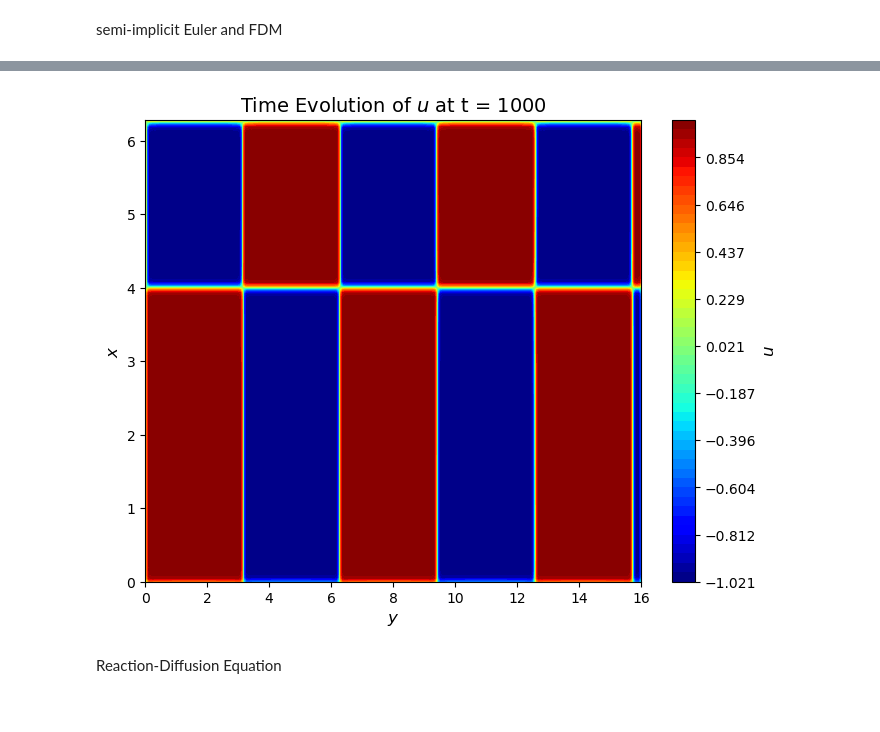
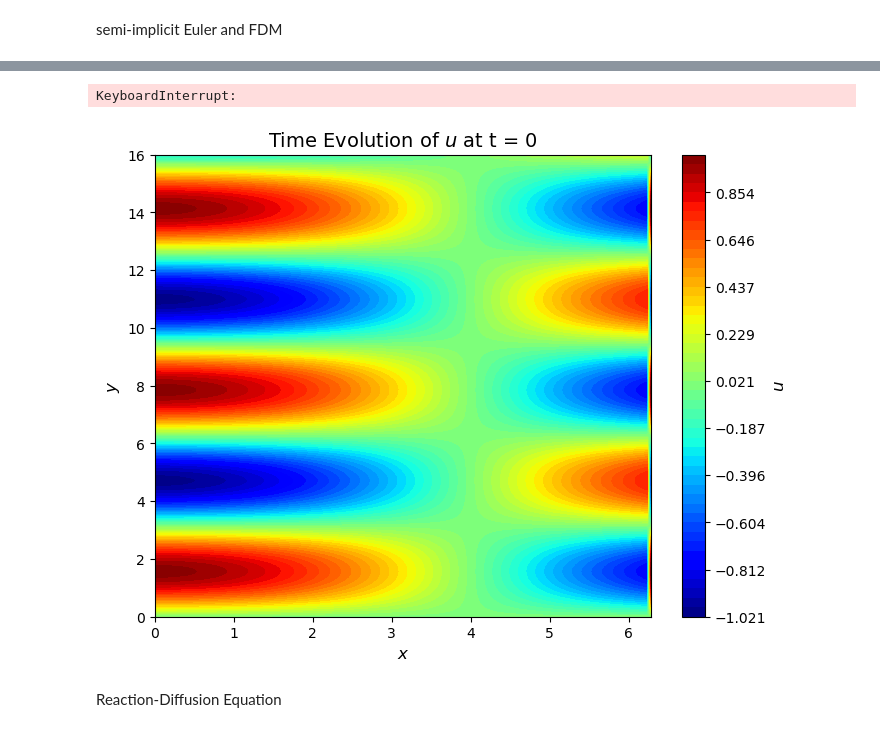
Before and after one commit to cgymmy/learnSDE, a Jupyter notebook: Chp3.ipynb, the cells around one changed output, grey strips where cells are left out. Cells and saved outputs as stored; diff of their text form; code cells hidden in the pictures.

```diff
--- a/Chp3.ipynb
+++ b/Chp3.ipynb
@@ -222,29 +224,27 @@ Run time 1.756089687347412 secs
 # %%
 from matplotlib.animation import FuncAnimation, PillowWriter
 
 fig, ax = plt.subplots(figsize=(8, 6))
 cmap = 'jet'
 levels = np.linspace(ut.min(), ut.max(), 50)
-contour = ax.contourf(yy, xx, ut[:, :, 0], levels=levels, cmap=cmap)
+contour = ax.contourf(xx, yy, ut[:, :, 0], levels=levels, cmap=cmap)
 cbar = plt.colorbar(contour, ax=ax)
 cbar.set_label(r'$u$', fontsize=12)
-ax.set_xlabel(r'$y$', fontsize=12)
-ax.set_ylabel(r'$x$', fontsize=12)
+ax.set_xlabel(r'$x$', fontsize=12)
+ax.set_ylabel(r'$y$', fontsize=12)
 ax.set_title('Time Evolution of $u$ at t = 0', fontsize=14)
 
 def update(frame):
-    ax.clear()
-    contour = ax.contourf(yy, xx, ut[:, :, frame], levels=levels, cmap=cmap)
-    ax.set_xlabel(r'$y$', fontsize=12)
-    ax.set_ylabel(r'$x$', fontsize=12)
+    contour = ax.contourf(xx, yy, ut[:, :, frame], levels=levels, cmap=cmap)
     ax.set_title(f'Time Evolution of $u$ at t = {frame}', fontsize=14)
     return contour
 
-ani = FuncAnimation(fig, update, frames=N + 1, interval=1000*T/(N + 1), blit=False)
-ani.save('evolution.gif', writer=PillowWriter(fps=(N + 1) / T))
+ani = FuncAnimation(fig, update, frames=200, blit=False)
+ani.save('evolution.gif', writer=PillowWriter(fps=100))
 plt.show()
 # %% [output]
+KeyboardInterrupt:
-[figure, old version]
+[figure, new version]
 # %% [markdown]
 Reaction-Diffusion Equation
 # %%
```
Also changed, not shown: parts of 4 cells of this notebook, 6 other files.
